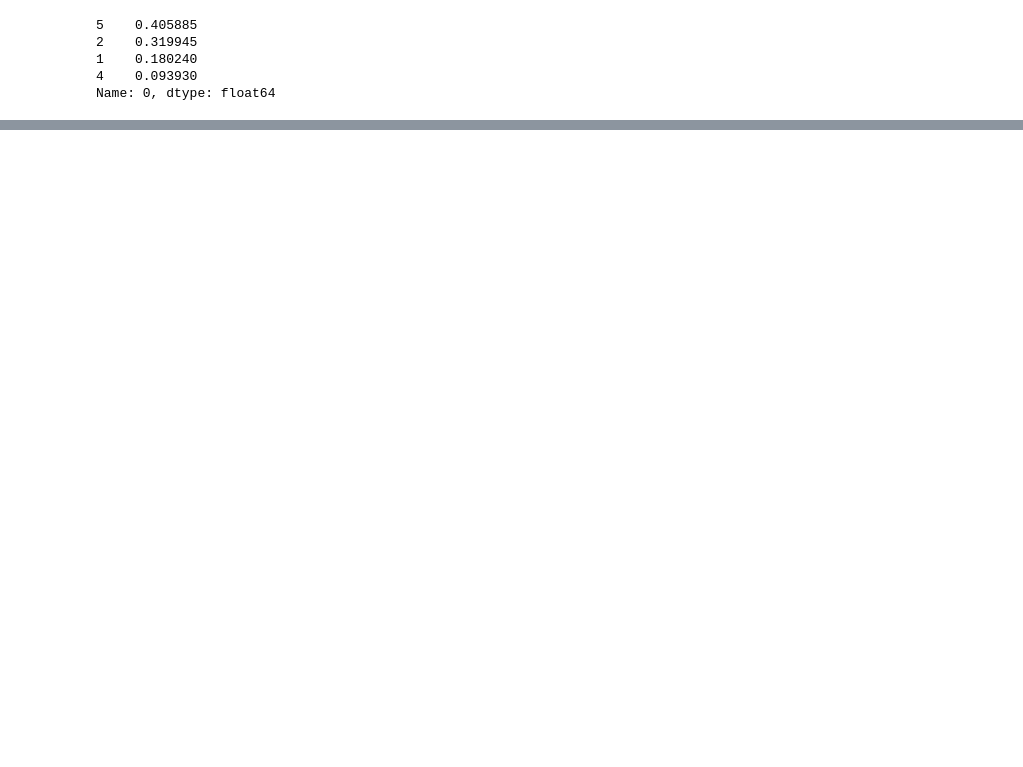
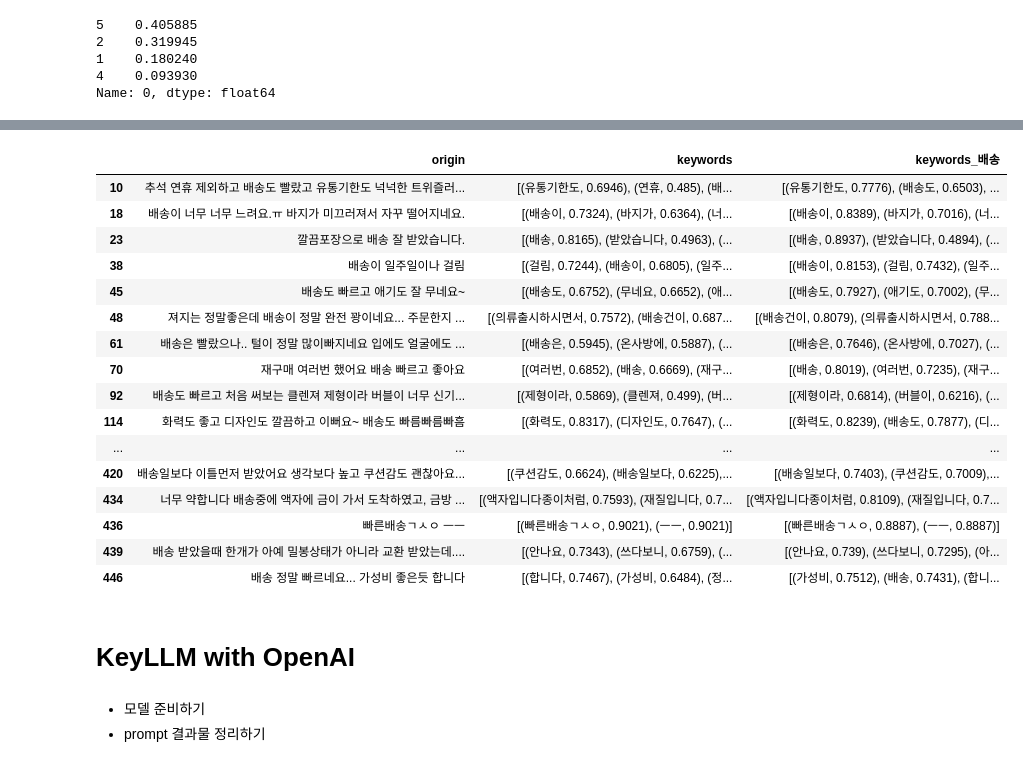
Before and after one commit to jinseriouspark/commerce-llm, a Jupyter notebook: extract_keywords.ipynb, the cells around one changed output, grey strips where cells are left out. Saved outputs shown, nothing was run; the diff lists cells and outputs as text; code cells hidden in the pictures; blank space fills up the shorter version.

```diff
--- a/extract_keywords.ipynb
+++ b/extract_keywords.ipynb
@@ -300,6 +258,6 @@ from tqdm import tqdm
 
 model = KeyBERT(model="all-MiniLM-L6-v2")
 keywords_list = []
-for raw in tqdm(rawdata[:100]):
+for raw in tqdm(review_dataset['train'][:]['review']):
   keywords = model.extract_keywords(raw)
   keywords_list.append(keywords)
@@ -316,3 +268,3 @@ len(keywords_list)
 # %%
 import pandas as pd
-result_df = pd.DataFrame(data = {'origin' : rawdata[:len(keywords_list)], 'keywords': keywords_list})
+result_df = pd.DataFrame(data = {'origin' : review_dataset['train'][:]['review'], 'keywords': keywords_list})
@@ -330,0 +286,33 @@ result_df.head()
+# %%
+from keybert import KeyBERT
+kw_model = KeyBERT()
+
+# 카테고리 별로 추출하고 있는 키워드가 상이함
+# 네이버의 경우 키워드를 눌렀을 때, 관련 키워드가 적힌 문장에 줄을 쳐서 보여줌
+
+seed_keywords = ['배송']
+keywords = kw_model.extract_keywords(review_dataset['train']['review'], seed_keywords = seed_keywords)
+# %%
+result_df['keywords_배송']= keywords
+# %%
+# 배송과 관련된 키워드의 score 가 높아진 것을 확인할 수 있음
+# 그러나 배송 관련된 이슈 발생 여부를 해당 방식으로만 찾기에는 한계가 존재
+result_df[result_df['origin'].str.contains('배송')].head(50)
+# %% [output]
+|  | origin | keywords | keywords_배송 |
+| 10 | 추석 연휴 제외하고 배송도 빨랐고 유통기한도 넉넉한 트위즐러... | [(유통기한도, 0.6946), (연휴, 0.485), (배... | [(유통기한도, 0.7776), (배송도, 0.6503), ... |
+| 18 | 배송이 너무 너무 느려요.ㅠ 바지가 미끄러져서 자꾸 떨어지네요. | [(배송이, 0.7324), (바지가, 0.6364), (너... | [(배송이, 0.8389), (바지가, 0.7016), (너... |
+| 23 | 깔끔포장으로 배송 잘 받았습니다. | [(배송, 0.8165), (받았습니다, 0.4963), (... | [(배송, 0.8937), (받았습니다, 0.4894), (... |
+| 38 | 배송이 일주일이나 걸림 | [(걸림, 0.7244), (배송이, 0.6805), (일주... | [(배송이, 0.8153), (걸림, 0.7432), (일주... |
+| 45 | 배송도 빠르고 애기도 잘 무네요~ | [(배송도, 0.6752), (무네요, 0.6652), (애... | [(배송도, 0.7927), (애기도, 0.7002), (무... |
+| 48 | 져지는 정말좋은데 배송이 정말 완전 꽝이네요... 주문한지 ... | [(의류출시하시면서, 0.7572), (배송건이, 0.687... | [(배송건이, 0.8079), (의류출시하시면서, 0.788... |
+| 61 | 배송은 빨랐으나.. 털이 정말 많이빠지네요 입에도 얼굴에도 ... | [(배송은, 0.5945), (온사방에, 0.5887), (... | [(배송은, 0.7646), (온사방에, 0.7027), (... |
+| 70 | 재구매 여러번 했어요 배송 빠르고 좋아요 | [(여러번, 0.6852), (배송, 0.6669), (재구... | [(배송, 0.8019), (여러번, 0.7235), (재구... |
+| 92 | 배송도 빠르고 처음 써보는 클렌져 제형이라 버블이 너무 신기... | [(제형이라, 0.5869), (클렌져, 0.499), (버... | [(제형이라, 0.6814), (버블이, 0.6216), (... |
+| 114 | 화력도 좋고 디자인도 깔끔하고 이뻐요~ 배송도 빠름빠름빠흠 | [(화력도, 0.8317), (디자인도, 0.7647), (... | [(화력도, 0.8239), (배송도, 0.7877), (디... |
+| ... | ... | ... | ... |
+| 420 | 배송일보다 이틀먼저 받았어요 생각보다 높고 쿠션감도 괜찮아요... | [(쿠션감도, 0.6624), (배송일보다, 0.6225),... | [(배송일보다, 0.7403), (쿠션감도, 0.7009),... |
+| 434 | 너무 약합니다 배송중에 액자에 금이 가서 도착하였고, 금방 ... | [(액자입니다종이처럼, 0.7593), (재질입니다, 0.7... | [(액자입니다종이처럼, 0.8109), (재질입니다, 0.7... |
+| 436 | 빠른배송ㄱㅅㅇ ㅡㅡ | [(빠른배송ㄱㅅㅇ, 0.9021), (ㅡㅡ, 0.9021)] | [(빠른배송ㄱㅅㅇ, 0.8887), (ㅡㅡ, 0.8887)] |
+| 439 | 배송 받았을때 한개가 아예 밀봉상태가 아니라 교환 받았는데.... | [(안나요, 0.7343), (쓰다보니, 0.6759), (... | [(안나요, 0.739), (쓰다보니, 0.7295), (아... |
+| 446 | 배송 정말 빠르네요... 가성비 좋은듯 합니다 | [(합니다, 0.7467), (가성비, 0.6484), (정... | [(가성비, 0.7512), (배송, 0.7431), (합니... |
@@ -330,0 +321,5 @@ result_df.head()
+# %% [markdown]
+# KeyLLM with OpenAI
+# %% [markdown]
+- 모델 준비하기
+- prompt 결과물 정리하기
```
Also changed, not shown: parts of 63 cells of this notebook.
